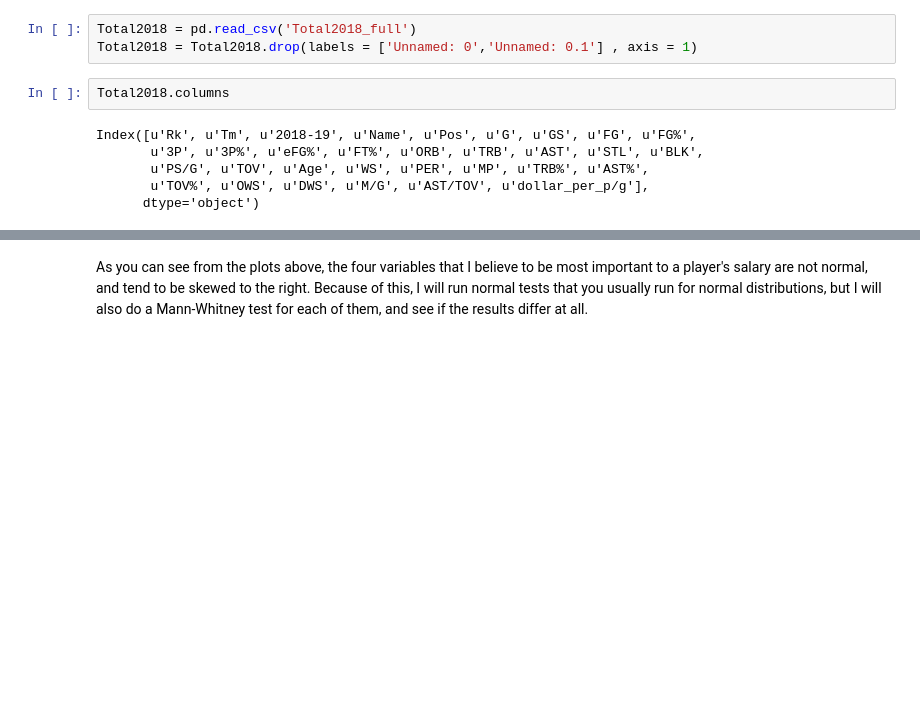
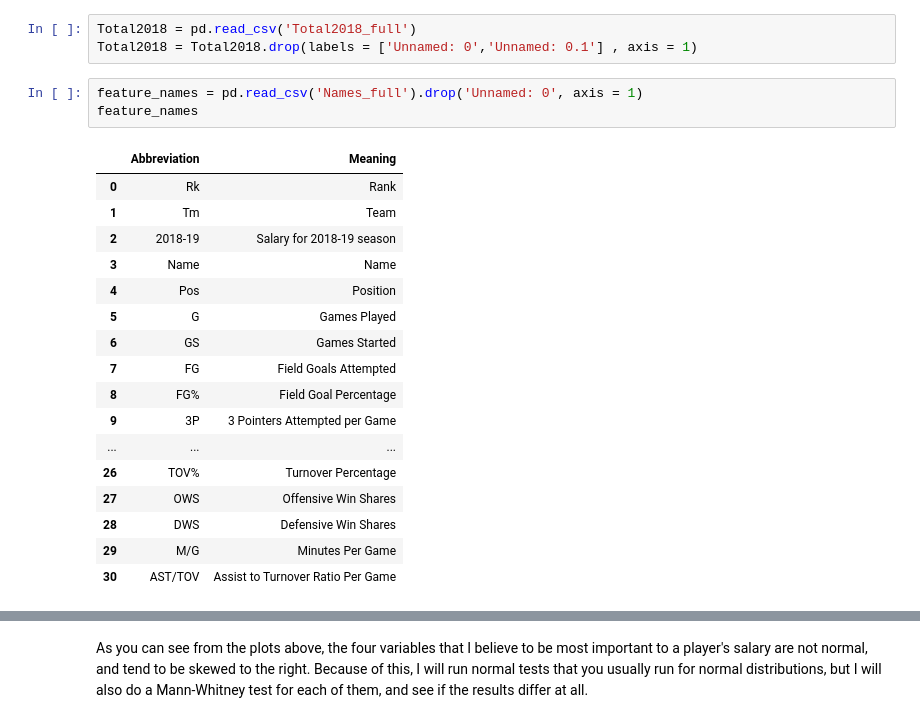
Before and after one commit to alvarojhu/Capstone1, a Jupyter notebook: Inferential Statistics.ipynb, the cells around one changed output, grey strips where cells are left out. Cells and saved outputs as stored; diff of their text form; blank space fills up the shorter version.

Commit message:
Revising for Python 3 and adding a table key

```diff
--- a/Inferential Statistics.ipynb
+++ b/Inferential Statistics.ipynb
@@ -19,14 +19,27 @@ My other goal in this section is to prove that there are real differences in the
 # %%
 Total2018 = pd.read_csv('Total2018_full')
 Total2018 = Total2018.drop(labels = ['Unnamed: 0','Unnamed: 0.1'] , axis = 1)
-# %%
-Total2018.columns
-# %% [output]
-Index([u'Rk', u'Tm', u'2018-19', u'Name', u'Pos', u'G', u'GS', u'FG', u'FG%',
-       u'3P', u'3P%', u'eFG%', u'FT%', u'ORB', u'TRB', u'AST', u'STL', u'BLK',
-       u'PS/G', u'TOV', u'Age', u'WS', u'PER', u'MP', u'TRB%', u'AST%',
-       u'TOV%', u'OWS', u'DWS', u'M/G', u'AST/TOV', u'dollar_per_p/g'],
-      dtype='object')
+# %%
+feature_names = pd.read_csv('Names_full').drop('Unnamed: 0', axis = 1)
+feature_names
+# %% [output]
+|  | Abbreviation | Meaning |
+| 0 | Rk | Rank |
+| 1 | Tm | Team |
+| 2 | 2018-19 | Salary for 2018-19 season |
+| 3 | Name | Name |
+| 4 | Pos | Position |
+| 5 | G | Games Played |
+| 6 | GS | Games Started |
+| 7 | FG | Field Goals Attempted |
+| 8 | FG% | Field Goal Percentage |
+| 9 | 3P | 3 Pointers Attempted per Game |
+| ... | ... | ... |
+| 26 | TOV% | Turnover Percentage |
+| 27 | OWS | Offensive Win Shares |
+| 28 | DWS | Defensive Win Shares |
+| 29 | M/G | Minutes Per Game |
+| 30 | AST/TOV | Assist to Turnover Ratio Per Game |
 # %%
 n_bins = 20
 _ = fig, axs = plt.subplots(2, 2, sharey=True, tight_layout=True)
```
Also changed, not shown: parts of 34 cells of this notebook.
